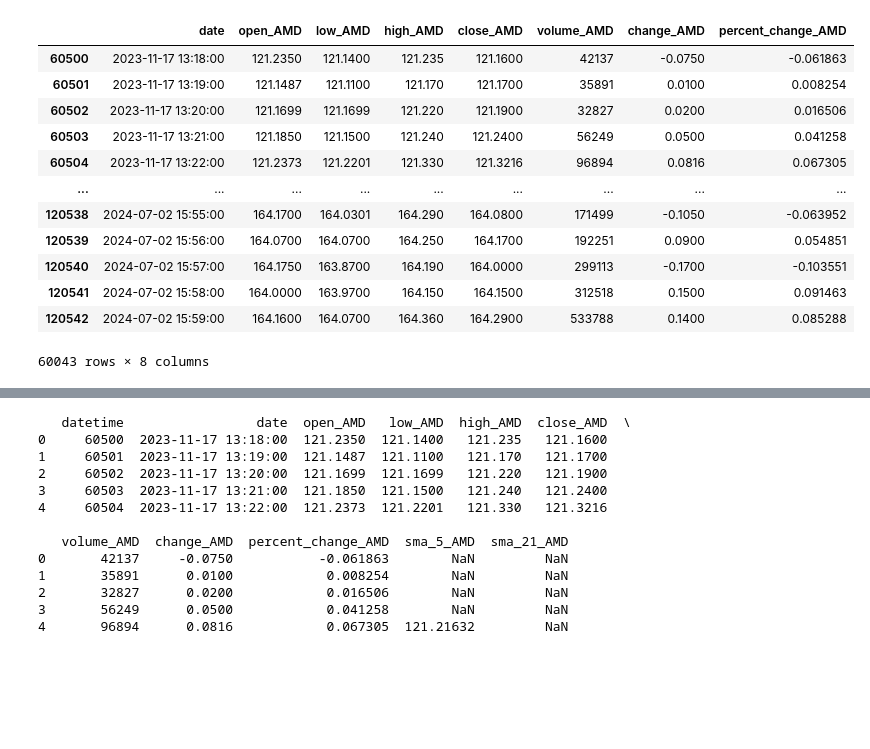
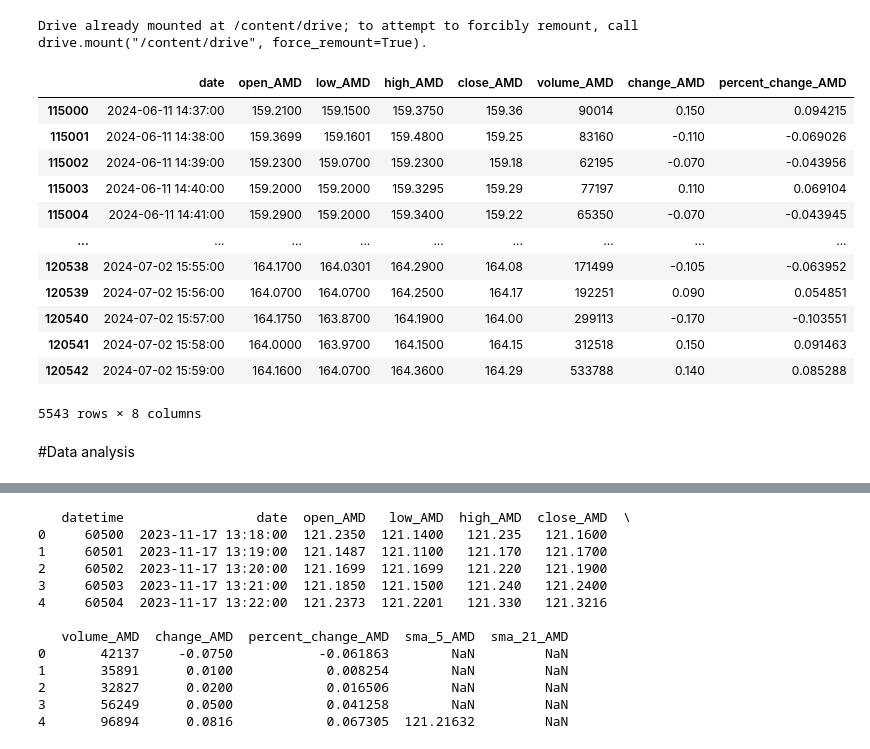
Before and after one commit to yug201/amd-stock-price-prediction-lstm, a Jupyter notebook: amd_stock_price_prediction_lstm.ipynb, the cells around one changed output, grey strips where cells are left out. Drawn from its saved outputs; the diff is of its cells as text; code cells hidden in the pictures; blank space fills up the shorter version.

```diff
--- a/amd_stock_price_prediction_lstm.ipynb
+++ b/amd_stock_price_prediction_lstm.ipynb
@@ -2,31 +2,34 @@
 <a href="https://colab.research.google.com/github/yug201/amd-stock-price-prediction-lstm/blob/main/amd_stock_price_prediction_lstm.ipynb" target="_parent"><img src="https://colab.research.google.com/assets/colab-badge.svg" alt="Open In Colab"/></a>
 # %%
 
-# from google.colab import drive
-# drive.mount('/content/drive')
+from google.colab import drive
+drive.mount('/content/drive')
 
 
 import pandas as pd
 
 csv_file_path = '/content/drive/MyDrive/Copy of AMD.csv'
 
 AMD = pd.read_csv(csv_file_path)
 
 AMD
 import pandas as pd
-df1 = AMD.iloc[60500:]
+df1 = AMD.iloc[115000:]
 df1
 # %% [output]
+Drive already mounted at /content/drive; to attempt to forcibly remount, call drive.mount("/content/drive", force_remount=True).
 |  | date | open_AMD | low_AMD | high_AMD | close_AMD | volume_AMD | change_AMD | percent_change_AMD |
-| 60500 | 2023-11-17 13:18:00 | 121.2350 | 121.1400 | 121.235 | 121.1600 | 42137 | -0.0750 | -0.061863 |
-| 60501 | 2023-11-17 13:19:00 | 121.1487 | 121.1100 | 121.170 | 121.1700 | 35891 | 0.0100 | 0.008254 |
-| 60502 | 2023-11-17 13:20:00 | 121.1699 | 121.1699 | 121.220 | 121.1900 | 32827 | 0.0200 | 0.016506 |
-| 60503 | 2023-11-17 13:21:00 | 121.1850 | 121.1500 | 121.240 | 121.2400 | 56249 | 0.0500 | 0.041258 |
-| 60504 | 2023-11-17 13:22:00 | 121.2373 | 121.2201 | 121.330 | 121.3216 | 96894 | 0.0816 | 0.067305 |
+| 115000 | 2024-06-11 14:37:00 | 159.2100 | 159.1500 | 159.3750 | 159.36 | 90014 | 0.150 | 0.094215 |
+| 115001 | 2024-06-11 14:38:00 | 159.3699 | 159.1601 | 159.4800 | 159.25 | 83160 | -0.110 | -0.069026 |
+| 115002 | 2024-06-11 14:39:00 | 159.2300 | 159.0700 | 159.2300 | 159.18 | 62195 | -0.070 | -0.043956 |
+| 115003 | 2024-06-11 14:40:00 | 159.2000 | 159.2000 | 159.3295 | 159.29 | 77197 | 0.110 | 0.069104 |
+| 115004 | 2024-06-11 14:41:00 | 159.2900 | 159.2000 | 159.3400 | 159.22 | 65350 | -0.070 | -0.043945 |
 | ... | ... | ... | ... | ... | ... | ... | ... | ... |
-| 120538 | 2024-07-02 15:55:00 | 164.1700 | 164.0301 | 164.290 | 164.0800 | 171499 | -0.1050 | -0.063952 |
-| 120539 | 2024-07-02 15:56:00 | 164.0700 | 164.0700 | 164.250 | 164.1700 | 192251 | 0.0900 | 0.054851 |
-| 120540 | 2024-07-02 15:57:00 | 164.1750 | 163.8700 | 164.190 | 164.0000 | 299113 | -0.1700 | -0.103551 |
-| 120541 | 2024-07-02 15:58:00 | 164.0000 | 163.9700 | 164.150 | 164.1500 | 312518 | 0.1500 | 0.091463 |
-| 120542 | 2024-07-02 15:59:00 | 164.1600 | 164.0700 | 164.360 | 164.2900 | 533788 | 0.1400 | 0.085288 |
+| 120538 | 2024-07-02 15:55:00 | 164.1700 | 164.0301 | 164.2900 | 164.08 | 171499 | -0.105 | -0.063952 |
+| 120539 | 2024-07-02 15:56:00 | 164.0700 | 164.0700 | 164.2500 | 164.17 | 192251 | 0.090 | 0.054851 |
+| 120540 | 2024-07-02 15:57:00 | 164.1750 | 163.8700 | 164.1900 | 164.00 | 299113 | -0.170 | -0.103551 |
+| 120541 | 2024-07-02 15:58:00 | 164.0000 | 163.9700 | 164.1500 | 164.15 | 312518 | 0.150 | 0.091463 |
+| 120542 | 2024-07-02 15:59:00 | 164.1600 | 164.0700 | 164.3600 | 164.29 | 533788 | 0.140 | 0.085288 |
-60043 rows × 8 columns
+5543 rows × 8 columns
+# %% [markdown]
+#Data analysis
```
Also changed, not shown: parts of 8 cells of this notebook.
